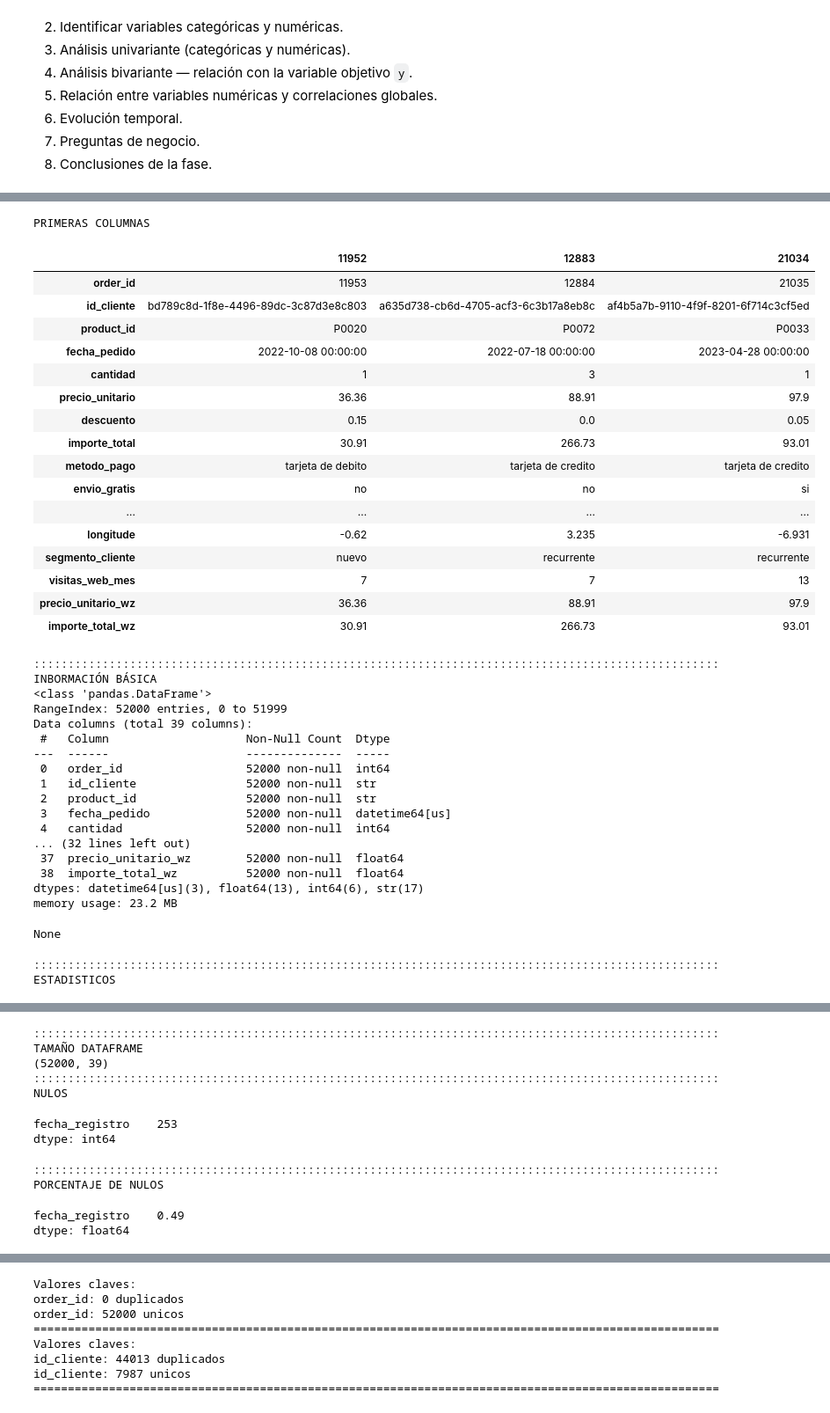
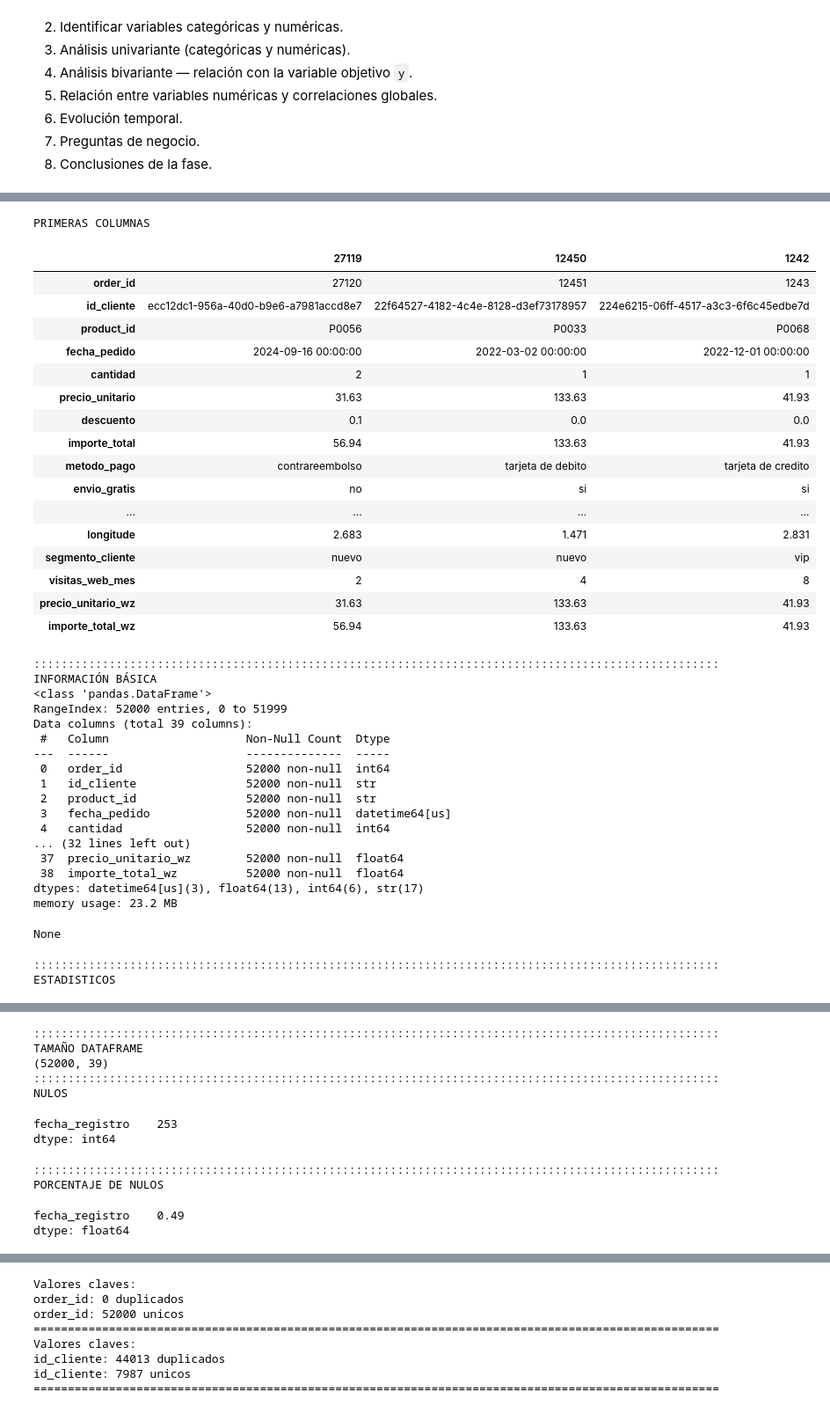
Before and after one commit to FM-Luque/4.DataProyect_Proyecto_Final, a Jupyter notebook: notebooks/03_Eda.ipynb, the cells around one changed output, grey strips where cells are left out. Shown at 88% size. Cells and saved outputs as stored; diff of their text form; code cells hidden in the pictures.

```diff
--- a/notebooks/03_Eda.ipynb
+++ b/notebooks/03_Eda.ipynb
@@ -68,26 +47,26 @@ def exploracion(df, n=3):
 # %%
-exploracion(df)
+se.exploracion(df)
 # %% [output]
 PRIMERAS COLUMNAS
-|  | 11952 | 12883 | 21034 |
-| order_id | 11953 | 12884 | 21035 |
-| id_cliente | bd789c8d-1f8e-4496-89dc-3c87d3e8c803 | a635d738-cb6d-4705-acf3-6c3b17a8eb8c | af4b5a7b-9110-4f9f-8201-6f714c3cf5ed |
-| product_id | P0020 | P0072 | P0033 |
-| fecha_pedido | 2022-10-08 00:00:00 | 2022-07-18 00:00:00 | 2023-04-28 00:00:00 |
-| cantidad | 1 | 3 | 1 |
-| precio_unitario | 36.36 | 88.91 | 97.9 |
-| descuento | 0.15 | 0.0 | 0.05 |
-| importe_total | 30.91 | 266.73 | 93.01 |
-| metodo_pago | tarjeta de debito | tarjeta de credito | tarjeta de credito |
-| envio_gratis | no | no | si |
+|  | 27119 | 12450 | 1242 |
+| order_id | 27120 | 12451 | 1243 |
+| id_cliente | ecc12dc1-956a-40d0-b9e6-a7981accd8e7 | 22f64527-4182-4c4e-8128-d3ef73178957 | 224e6215-06ff-4517-a3c3-6f6c45edbe7d |
+| product_id | P0056 | P0033 | P0068 |
+| fecha_pedido | 2024-09-16 00:00:00 | 2022-03-02 00:00:00 | 2022-12-01 00:00:00 |
+| cantidad | 2 | 1 | 1 |
+| precio_unitario | 31.63 | 133.63 | 41.93 |
+| descuento | 0.1 | 0.0 | 0.0 |
+| importe_total | 56.94 | 133.63 | 41.93 |
+| metodo_pago | contrareembolso | tarjeta de debito | tarjeta de credito |
+| envio_gratis | no | si | si |
 | ... | ... | ... | ... |
-| longitude | -0.62 | 3.235 | -6.931 |
-| segmento_cliente | nuevo | recurrente | recurrente |
-| visitas_web_mes | 7 | 7 | 13 |
-| precio_unitario_wz | 36.36 | 88.91 | 97.9 |
-| importe_total_wz | 30.91 | 266.73 | 93.01 |
+| longitude | 2.683 | 1.471 | 2.831 |
+| segmento_cliente | nuevo | nuevo | vip |
+| visitas_web_mes | 2 | 4 | 8 |
+| precio_unitario_wz | 31.63 | 133.63 | 41.93 |
+| importe_total_wz | 56.94 | 133.63 | 41.93 |
 ::::::::::::::::::::::::::::::::::::::::::::::::::::::::::::::::::::::::::::::::::::::::::::::::::::
-INBORMACIÓN BÁSICA
+INFORMACIÓN BÁSICA
 <class 'pandas.DataFrame'>
 RangeIndex: 52000 entries, 0 to 51999
 Data columns (total 39 columns):
```
Also changed, not shown: parts of 56 cells of this notebook, 2 other files.
